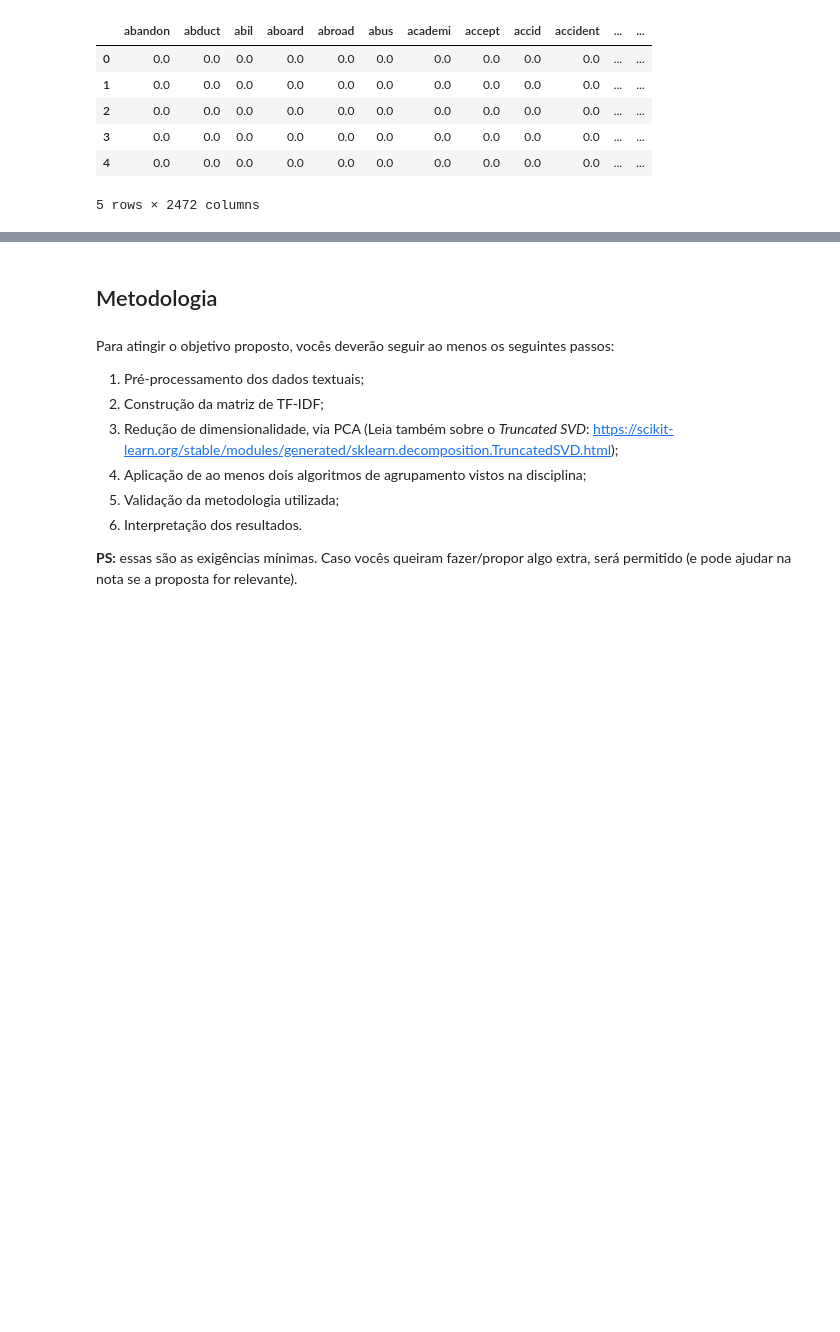
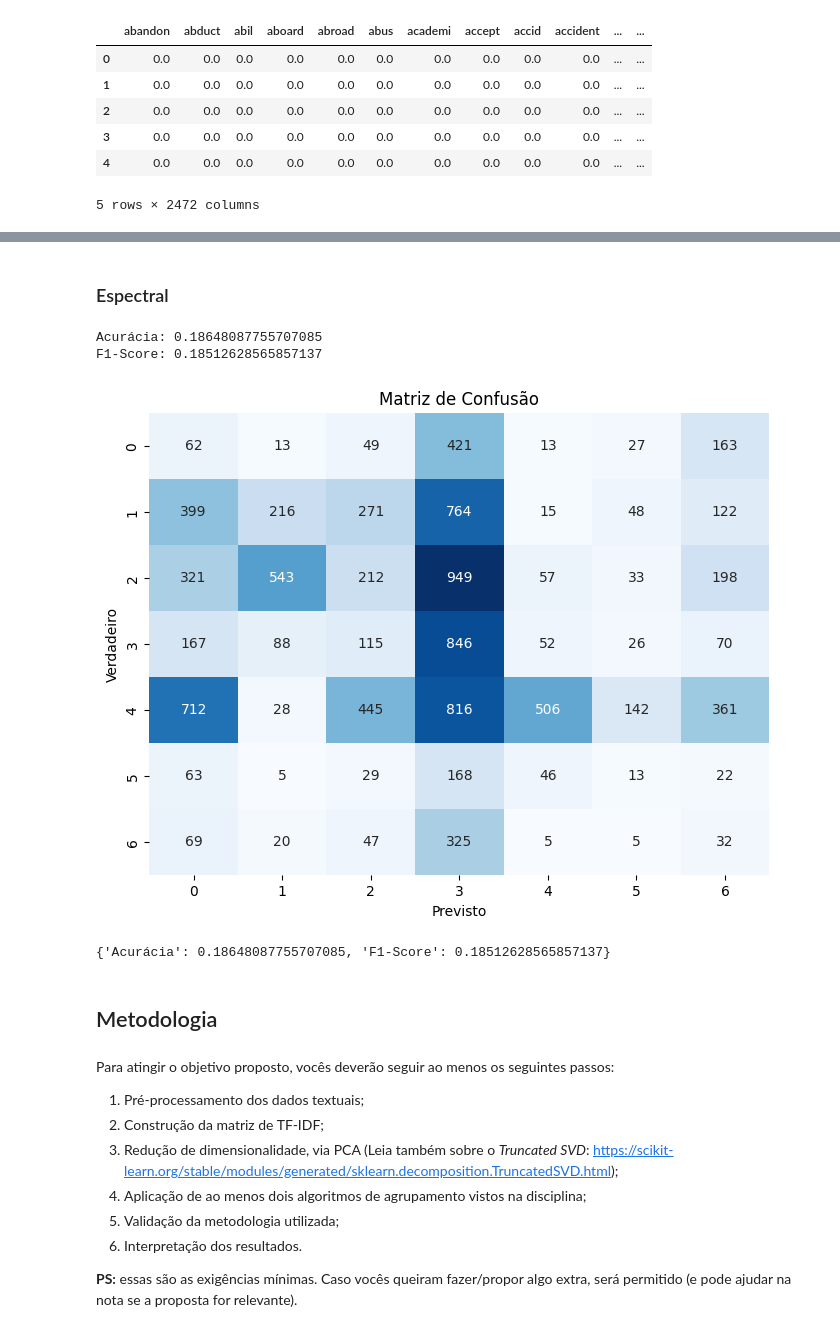
Before and after one commit to alekswheeler/datasci_home_work, a Jupyter notebook: Especificação_2024_2.ipynb, the cells around one changed output, grey strips where cells are left out. Saved outputs shown, nothing was run; the diff lists cells and outputs as text; code cells hidden in the pictures; blank space fills up the shorter version.

```diff
--- a/Especificação_2024_2.ipynb
+++ b/Especificação_2024_2.ipynb
@@ -226,3 +213,5 @@ dtype: object
+# %%
+rand_X_test = rand_X_test['sinopse']
 # %% [markdown]
 ### Criando matriz de tokens para trabalhar com TF-IDF
 # %%
@@ -400 +392,8 @@ plt.show()
+# %%
+from sklearn.cluster import SpectralClustering
+
+# Defina o número de clusters (baseado na análise anterior)
+n_clusters = 7  # Ou um valor que melhor se ajuste
+
+modelo_espectral = SpectralClustering(n_clusters=n_clusters, affinity='nearest_neighbors', random_state=42)
 # %% [markdown]
@@ -455,0 +455,10 @@ print(len(rand_X_test_tfidf))
+# %% [markdown]
+### Espectral
+# %%
+# Avaliando o modelo com rótulos verdadeiros
+avaliar_clustering_com_classificacao(modelo_espectral, pca, vectorizer, dicionario_generos_para_clusters, rand_X_test, rand_y_test)
+# %% [output]
+Acurácia: 0.18648087755707085
+F1-Score: 0.18512628565857137
+[figure, added]
+{'Acurácia': 0.18648087755707085, 'F1-Score': 0.18512628565857137}
```
Also changed, not shown: parts of 16 cells of this notebook.
